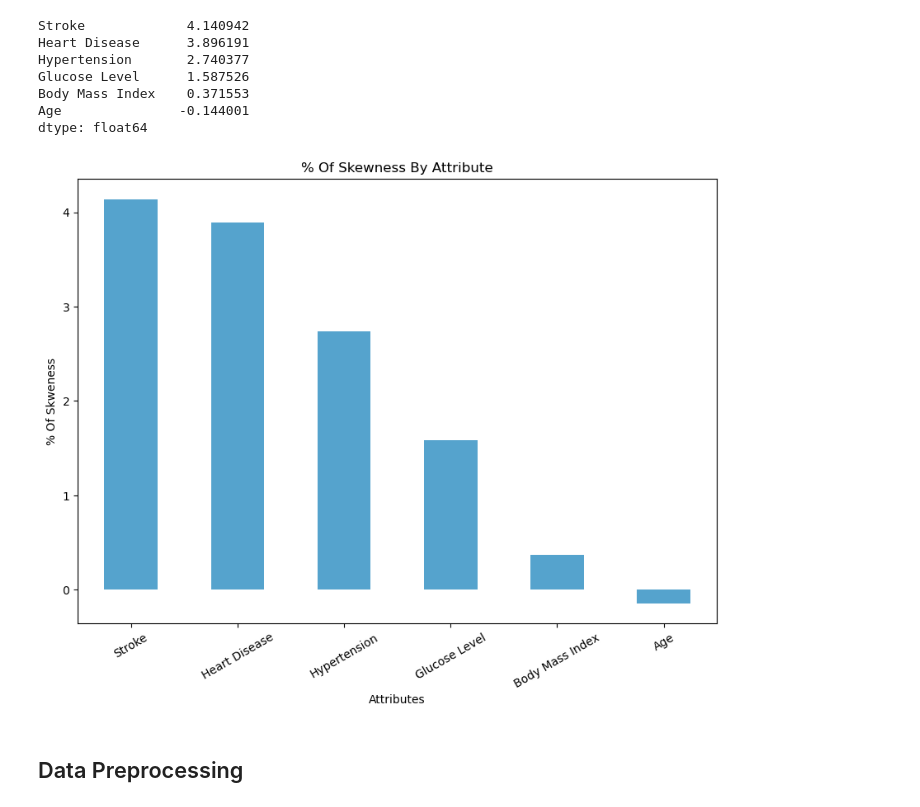
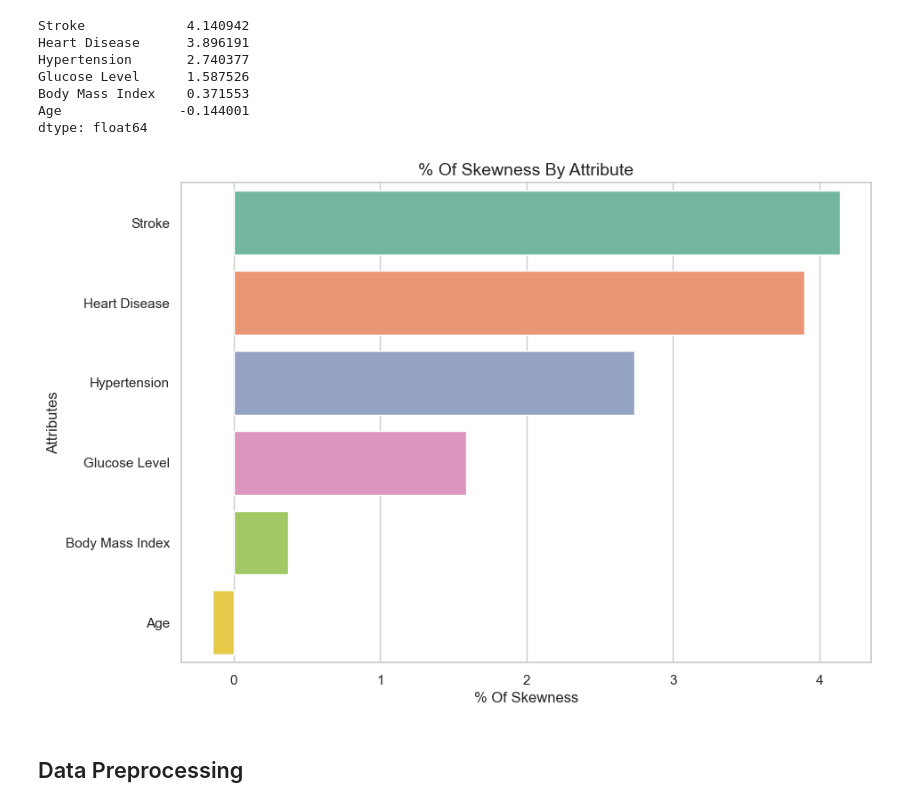
Before and after one commit to heitorgaf/Strategic-Thinking--CA, a Jupyter notebook: StratThink_HDipData_CA1.ipynb, the cells around one changed output. Cells and saved outputs as stored; diff of their text form; code cells hidden in the pictures.

```diff
--- a/StratThink_HDipData_CA1.ipynb
+++ b/StratThink_HDipData_CA1.ipynb
@@ -233,13 +274,0 @@ plt.show() #display subplots
-# %%
-fig, axes = plt.subplots(nrows=1, ncols=3, figsize=(10, 5)) #define subplot parameters
-axes = axes.flatten() #flatten the axes array to make it easier to iterate over
-sns.set_palette('icefire') #set colour palette
-
-
-#iterate over each numerical column of the dataframe, creating a subplot
-for i, col in enumerate(df[num_cols]):
-    sns.boxplot(x=col, data=df, ax=axes[i])
-    axes[i].set_title(col)
-
-plt.tight_layout() #fix layout
-plt.show() #display subplots
@@ -271,14 +298,28 @@ Glucose Level      1.587526
 Body Mass Index    0.371553
 Age               -0.144001
 dtype: float64
-# %%
-df_skew.sort_values(ascending=False).plot(kind="bar",  figsize=(10,7))
-plt.xticks(rotation=30, horizontalalignment="center")
-plt.title("% Of Skewness By Attribute")
-plt.ylabel("% Of Skweness")
-plt.xlabel("Attributes");
-# %% [output]
-[figure, removed]
+# %%
+# Define the 'Icefire' color palette
+sns.set_palette("Set2")
+
+# Sort the skew values in descending order
+df_skew_sorted = df_skew.sort_values(ascending=False)
+
+# Create a horizontal bar plot
+plt.figure(figsize=(10, 7))
+ax = sns.barplot(x=df_skew_sorted.values, y=df_skew_sorted.index, orient="h")
+
+# Customize the plot
+plt.title("% Of Skewness By Attribute", fontsize=14)
+plt.xlabel("% Of Skewness", fontsize=12)
+plt.ylabel("Attributes", fontsize=12)
+
+# Rotate the y-axis labels for better readability
+plt.xticks(rotation=0)
+
+plt.show()
+# %% [output]
+[figure, added]
 # %% [markdown]
 ## Data Preprocessing
 # %%
```
Also changed, not shown: parts of 12 cells of this notebook.
